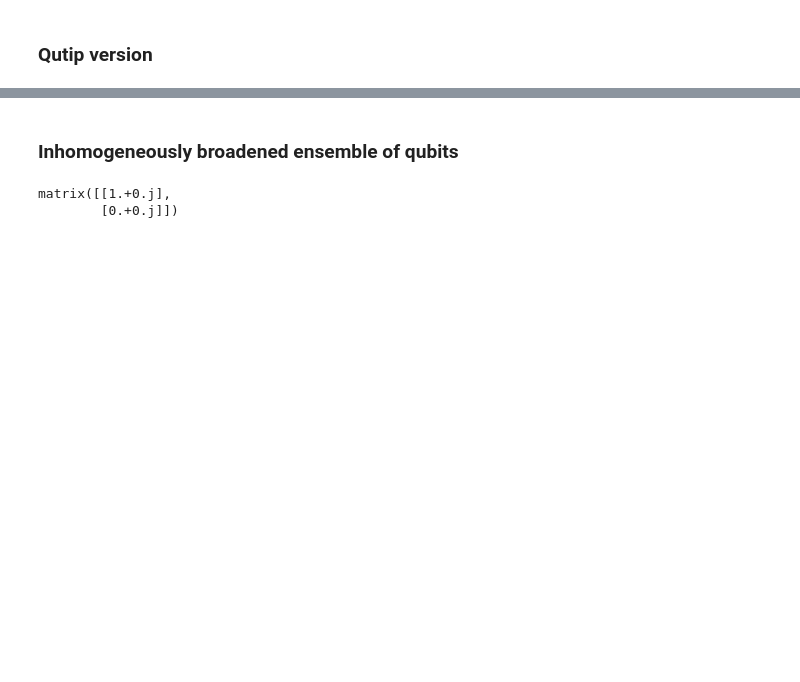
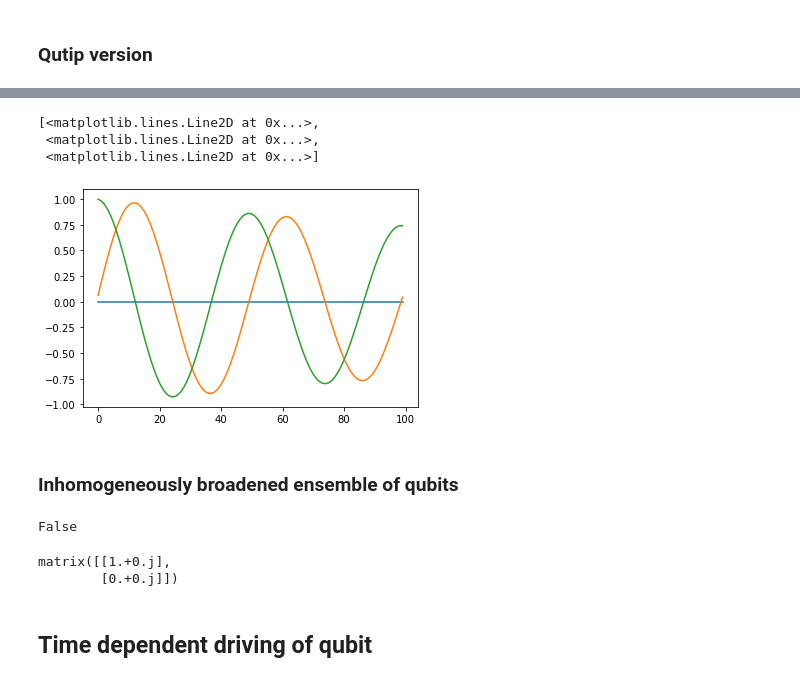
Before and after one commit to morgatron/spylind, a Jupyter notebook: examples/mimicking_qutip_mesolve.ipynb, the cells around one changed output, grey strips where cells are left out. Saved outputs shown, nothing was run; the diff lists cells and outputs as text; code cells hidden in the pictures; blank space fills up the shorter version.

Commit message:
mesolve now working partly

```diff
--- a/examples/mimicking_qutip_mesolve.ipynb
+++ b/examples/mimicking_qutip_mesolve.ipynb
@@ -61,7 +54,21 @@ TypeError: object of type 'Qobj' has no len()
+# %%
+plt.plot(tlist, output)
+plt.legend()
+# %% [output]
+[<matplotlib.lines.Line2D at 0x...>,
+ <matplotlib.lines.Line2D at 0x...>,
+ <matplotlib.lines.Line2D at 0x...>]
+[figure, added]
 # %% [markdown]
 ### Inhomogeneously broadened ensemble of qubits
+# %%
+output = spl.mesolve([H] , psi0, tlist=tlist, c_ops = c_ops, e_ops=e_ops )
+# %% [output]
+False
 # %%
 psi0.data.todense()
 # %% [output]
 matrix([[1.+0.j],
         [0.+0.j]])
+# %% [markdown]
+## Time dependent driving of qubit
```
Also changed, not shown: parts of 9 cells of this notebook, 7 other files.
